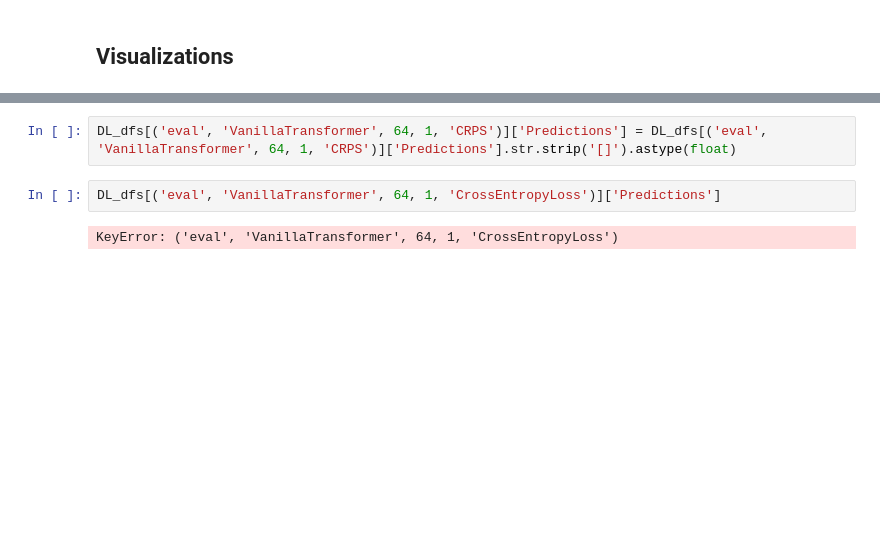
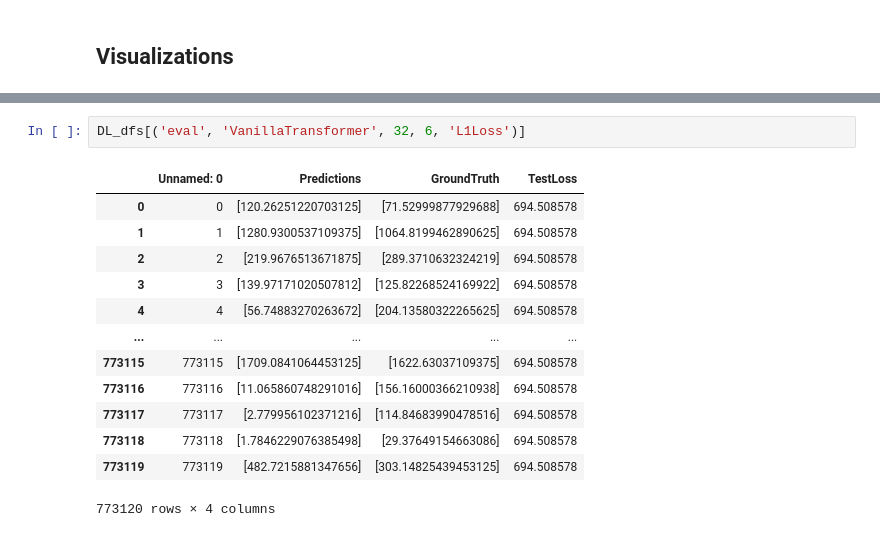
Before and after one commit to janbesler/Masterarbeit, a Jupyter notebook: src/3_Visualizations.ipynb, the cells around one changed output, grey strips where cells are left out. Drawn from its saved outputs; the diff is of its cells as text; blank space fills up the shorter version.

```diff
--- a/src/3_Visualizations.ipynb
+++ b/src/3_Visualizations.ipynb
@@ -617,6 +824,16 @@ dict_keys([('eval', 'eFormer', 64, 1, 'CRPS'), ('epoch', 'eFormer', 32, 1, 'CRPS
-# %%
-DL_dfs[('eval', 'VanillaTransformer', 64, 1, 'CRPS')]['Predictions'] = DL_dfs[('eval', 'VanillaTransformer', 64, 1, 'CRPS')]['Predictions'].str.strip('[]').astype(float)
 # %%
-DL_dfs[('eval', 'VanillaTransformer', 64, 1, 'CrossEntropyLoss')]['Predictions']
+DL_dfs[('eval', 'VanillaTransformer', 32, 6, 'L1Loss')]
 # %% [output]
+|  | Unnamed: 0 | Predictions | GroundTruth | TestLoss |
+| 0 | 0 | [120.26251220703125] | [71.52999877929688] | 694.508578 |
+| 1 | 1 | [1280.9300537109375] | [1064.8199462890625] | 694.508578 |
+| 2 | 2 | [219.9676513671875] | [289.3710632324219] | 694.508578 |
+| 3 | 3 | [139.97171020507812] | [125.82268524169922] | 694.508578 |
+| 4 | 4 | [56.74883270263672] | [204.13580322265625] | 694.508578 |
+| ... | ... | ... | ... | ... |
+| 773115 | 773115 | [1709.0841064453125] | [1622.63037109375] | 694.508578 |
+| 773116 | 773116 | [11.065860748291016] | [156.16000366210938] | 694.508578 |
+| 773117 | 773117 | [2.779956102371216] | [114.84683990478516] | 694.508578 |
+| 773118 | 773118 | [1.7846229076385498] | [29.37649154663086] | 694.508578 |
+| 773119 | 773119 | [482.7215881347656] | [303.14825439453125] | 694.508578 |
-KeyError: ('eval', 'VanillaTransformer', 64, 1, 'CrossEntropyLoss')
+773120 rows × 4 columns
```
Also changed, not shown: parts of 21 cells of this notebook, 6 other files.
